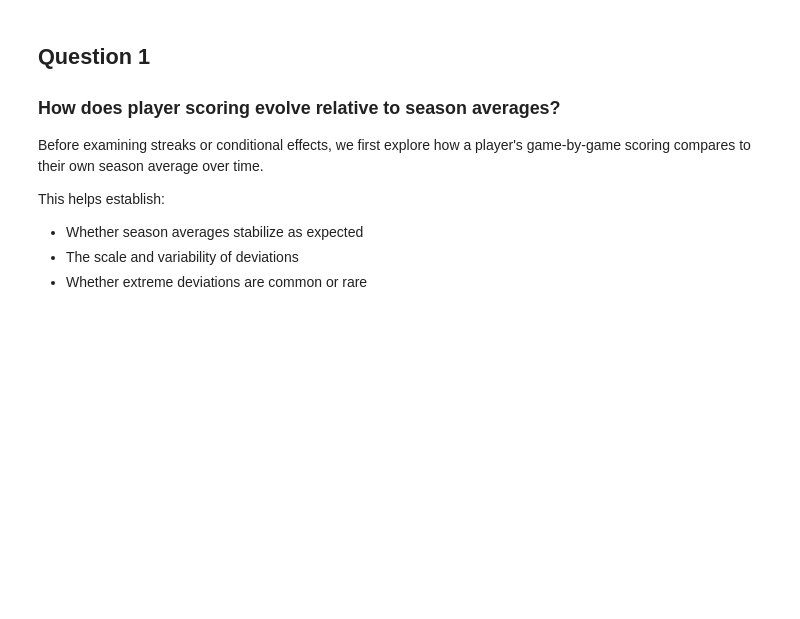
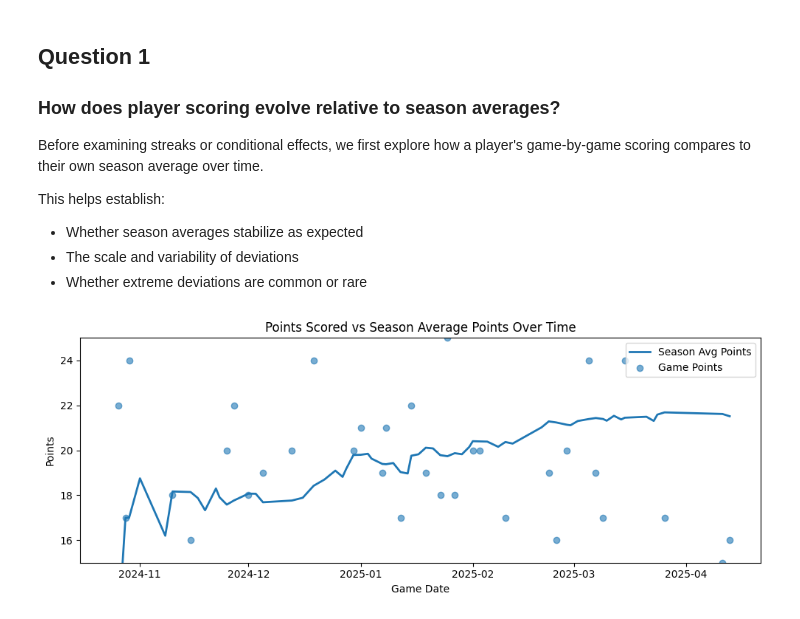
Before and after one commit to sibhisakthivel/nba-player-performance-streak-analysis, a Jupyter notebook: 02_eda_streaks.ipynb, the cells around one changed output. Cells and saved outputs as stored; diff of their text form; code cells hidden in the pictures; blank space fills up the shorter version.

```diff
--- a/02_eda_streaks.ipynb
+++ b/02_eda_streaks.ipynb
@@ -48,3 +48,36 @@ This helps establish:
 - Whether season averages stabilize as expected
 - The scale and variability of deviations
 - Whether extreme deviations are common or rare
+# %%
+import matplotlib.pyplot as plt
+
+# Plot
+plt.figure(figsize=(10, 4))
+
+# Season cumulative average
+plt.plot(
+    jamal_murray["game_date"],
+    jamal_murray["season_avg_pts"],
+    label="Season Avg Points",
+    linewidth=2
+)
+
+# # Actual game points
+plt.scatter(
+    jamal_murray["game_date"],
+    jamal_murray["pts"],
+    label="Game Points",
+    alpha=0.6
+)
+
+# Formatting
+plt.ylim(15, 25)
+plt.xlabel("Game Date")
+plt.ylabel("Points")
+plt.title("Points Scored vs Season Average Points Over Time")
+plt.legend()
+plt.tight_layout()
+
+plt.show()
+# %% [output]
+[figure, added]
```
Also changed, not shown: parts of 24 cells of this notebook, 1 other file.
